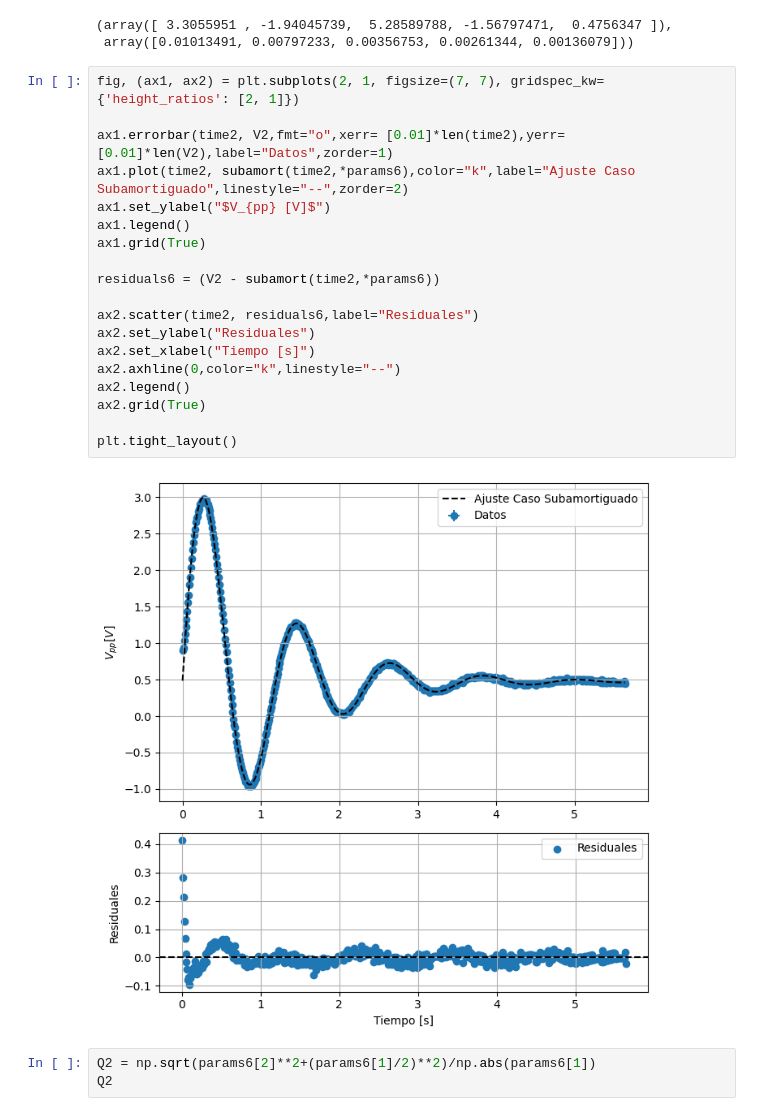
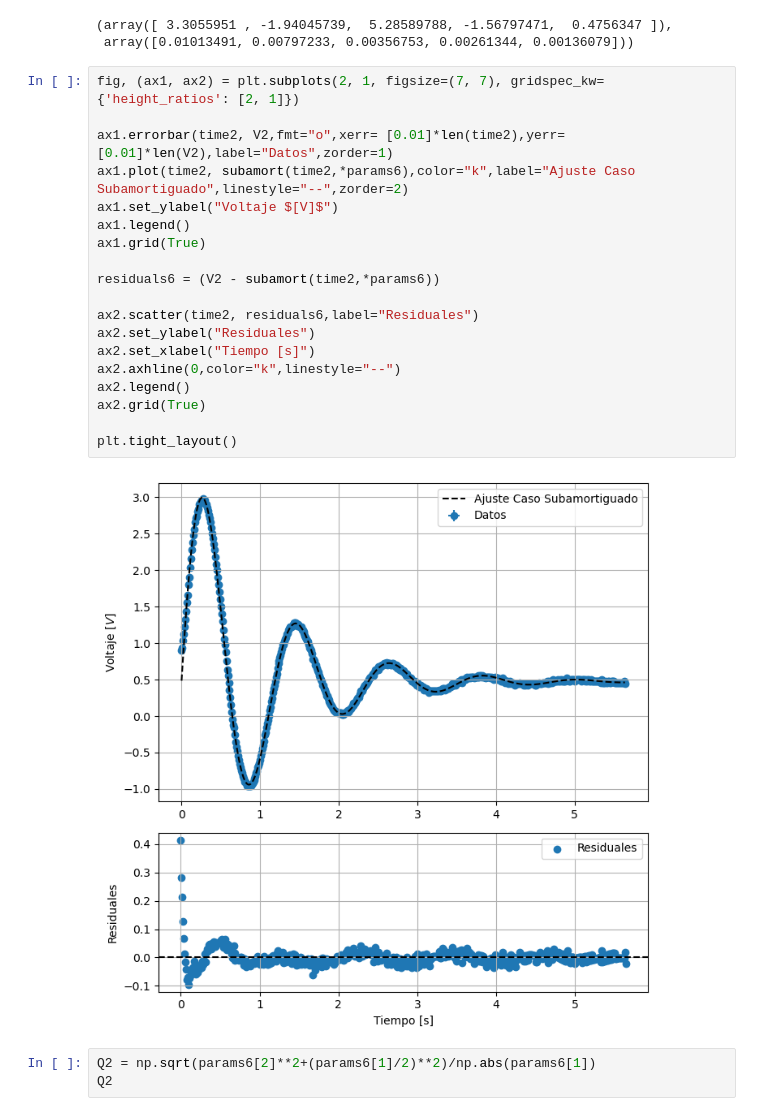
Before and after one commit to QuantumPower4/LabIntermedio2024-2, a Jupyter notebook: Oscilador Torsional/Oscilador_Torsional.ipynb, the cells around one changed output. Cells and saved outputs as stored; diff of their text form.

```diff
--- a/Oscilador Torsional/Oscilador_Torsional.ipynb
+++ b/Oscilador Torsional/Oscilador_Torsional.ipynb
@@ -330,24 +330,24 @@ params6, np.sqrt(np.diag(pcov6))
 # %%
 fig, (ax1, ax2) = plt.subplots(2, 1, figsize=(7, 7), gridspec_kw={'height_ratios': [2, 1]})
 
 ax1.errorbar(time2, V2,fmt="o",xerr= [0.01]*len(time2),yerr=[0.01]*len(V2),label="Datos",zorder=1)
 ax1.plot(time2, subamort(time2,*params6),color="k",label="Ajuste Caso Subamortiguado",linestyle="--",zorder=2)
-ax1.set_ylabel("$V_{pp} [V]$")
+ax1.set_ylabel("Voltaje $[V]$")
 ax1.legend()
 ax1.grid(True)
 
 residuals6 = (V2 - subamort(time2,*params6))
 
 ax2.scatter(time2, residuals6,label="Residuales")
 ax2.set_ylabel("Residuales")
 ax2.set_xlabel("Tiempo [s]")
 ax2.axhline(0,color="k",linestyle="--")
 ax2.legend()
 ax2.grid(True)
 
 plt.tight_layout()
 # %% [output]
-[figure, old version]
+[figure, new version]
 # %%
 Q2 = np.sqrt(params6[2]**2+(params6[1]/2)**2)/np.abs(params6[1])
 Q2
```
Also changed, not shown: parts of 3 cells of this notebook.
